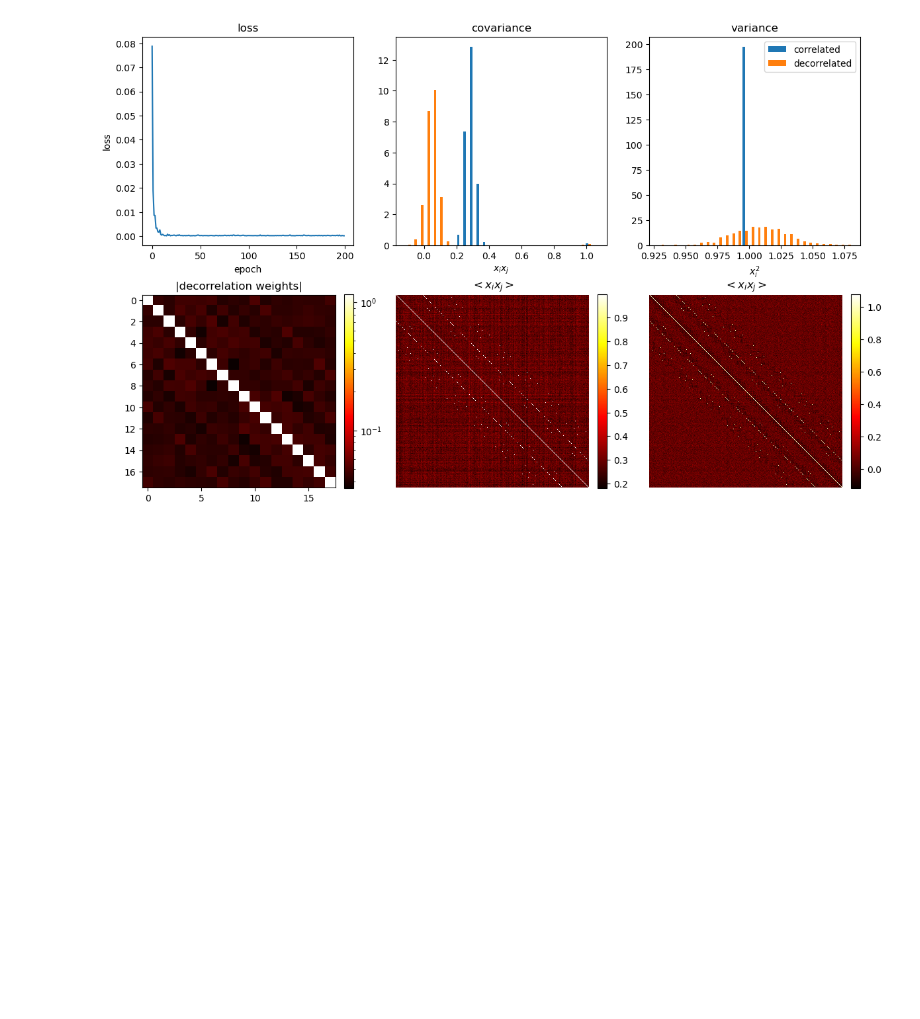
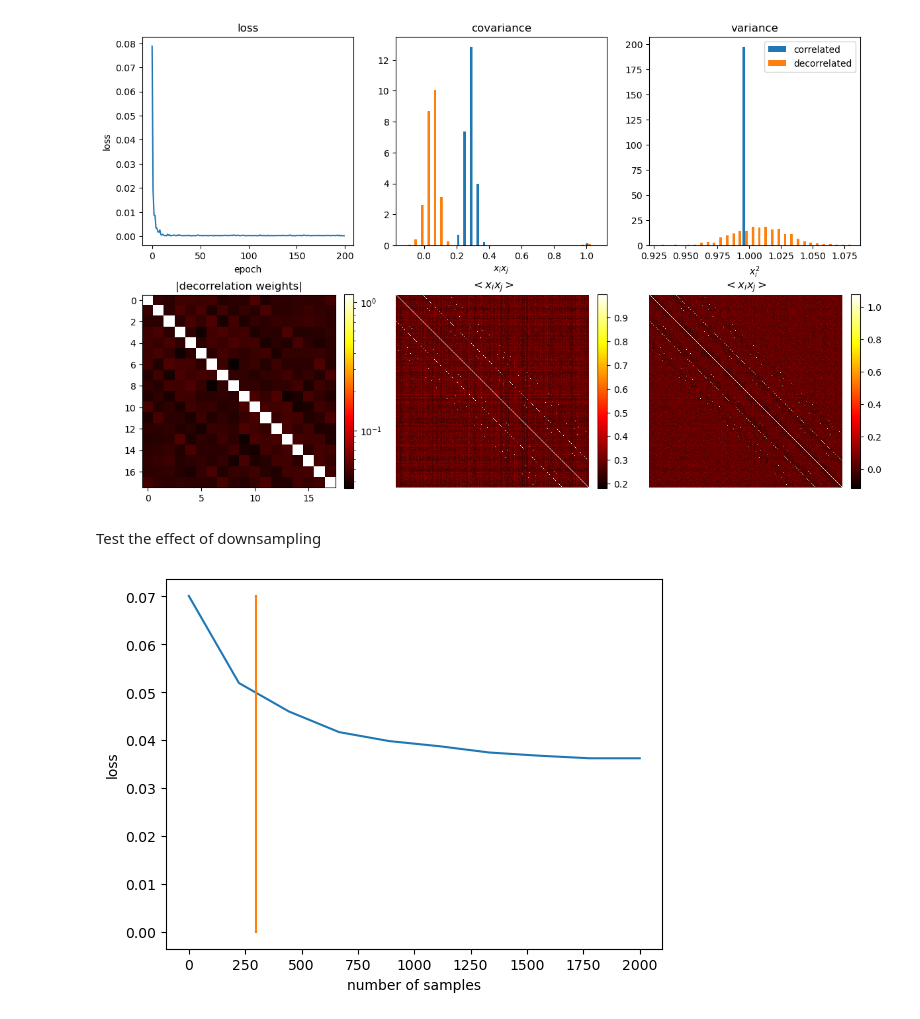
Before and after one commit to artcogsys/decorbp, a Jupyter notebook: examples/decorrelation_analysis.ipynb, the cells around one changed output. Saved outputs shown, nothing was run; the diff lists cells and outputs as text; code cells hidden in the pictures; blank space fills up the shorter version.

```diff
--- a/examples/decorrelation_analysis.ipynb
+++ b/examples/decorrelation_analysis.ipynb
@@ -167,7 +167,6 @@ plt.plot(offsets, grads);
 Decorrelation of a convolutional input
 # %%
 # generate [N, M] correlated input
-num_examples=1000
 in_channels=2
 out_channels=3
 height=10
@@ -187,7 +186,7 @@ torch.manual_seed(seed)
 torch.cuda.manual_seed(seed)
 np.random.seed(seed)
 
-data = generate_correlated_data(num_features, num_samples).reshape(num_examples,in_channels,height,width).to(device)
+data = generate_correlated_data(num_features, num_samples).reshape(num_samples,in_channels,height,width).to(device)
 
 # d = torch.distributions.MultivariateNormal(torch.zeros(num_features), 0.1 * torch.eye(num_features) + 0.9 * torch.ones((num_features, num_features)))
 # data = d.sample((num_examples,)).reshape(num_examples,in_channels,height,width).to(device)
@@ -205,3 +204,51 @@ print(f'mean variance: {torch.mean(torch.diag(A2)):.2f}')
 # %% [output]
 mean variance: 1.01
 [figure]
+# %% [markdown]
+Test the effect of downsampling
+# %%
+def compute_decor_sample_size(decor_lr, num_samples, num_features):
+
+    num_epochs=50
+    seed=42
+
+    torch.manual_seed(seed)
+    torch.cuda.manual_seed(seed)
+    np.random.seed(seed)
+
+    # generate correlated data
+    data = generate_correlated_data(num_features, num_samples).to(device)
+
+    percs = torch.linspace(0.1,1,10)
+    L = torch.zeros(len(percs))
+    for i, p in enumerate(percs):
+
+        torch.manual_seed(seed)
+        torch.cuda.manual_seed(seed)
+        np.random.seed(seed)
+
+        model = Decorrelation(in_features=num_features, decor_lr=decor_lr, bias_lr=0.0, kappa=0.5).to(device)
+
+        num_samples = int(len(data) * p)
+        idx = np.random.choice(np.arange(len(data)), size=num_samples)
+
+        loss = 0
+        for j in range(num_epochs):
+            model.forward(data[idx])
+            loss = model.update()
+
+        L[i] = loss
+
+    return L, percs
+
+decor_lr=1e0
+num_samples=2000
+num_features=300
+L, percs = compute_decor_sample_size(decor_lr, num_samples, num_features)
+
+plt.plot(percs*num_samples, L)
+plt.plot([num_features, num_features],[0, max(L)])
+plt.xlabel('number of samples')
+plt.ylabel('loss');
+# %% [output]
+[figure, added]
```
Also changed, not shown: parts of 5 cells of this notebook, 1 other file.
